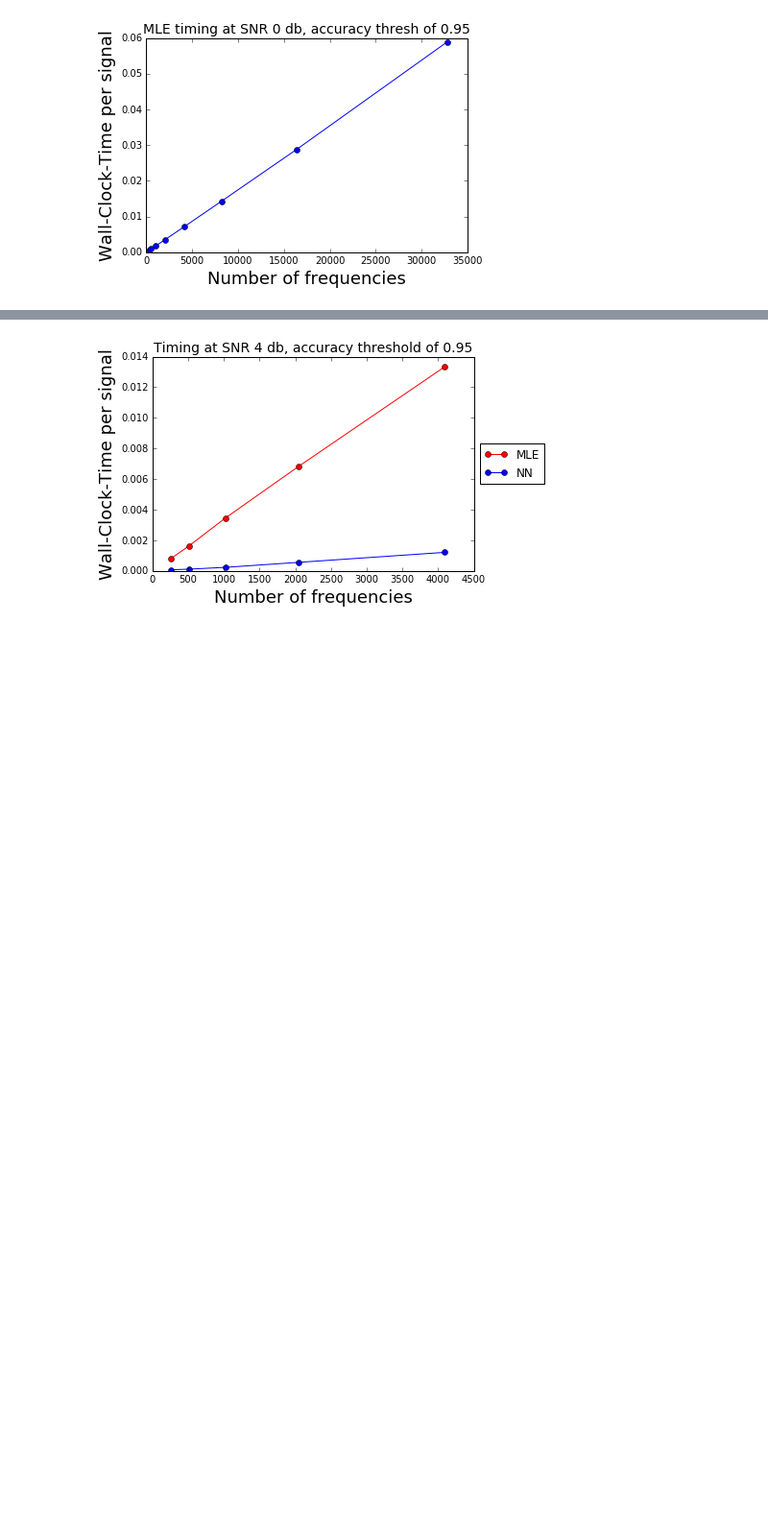
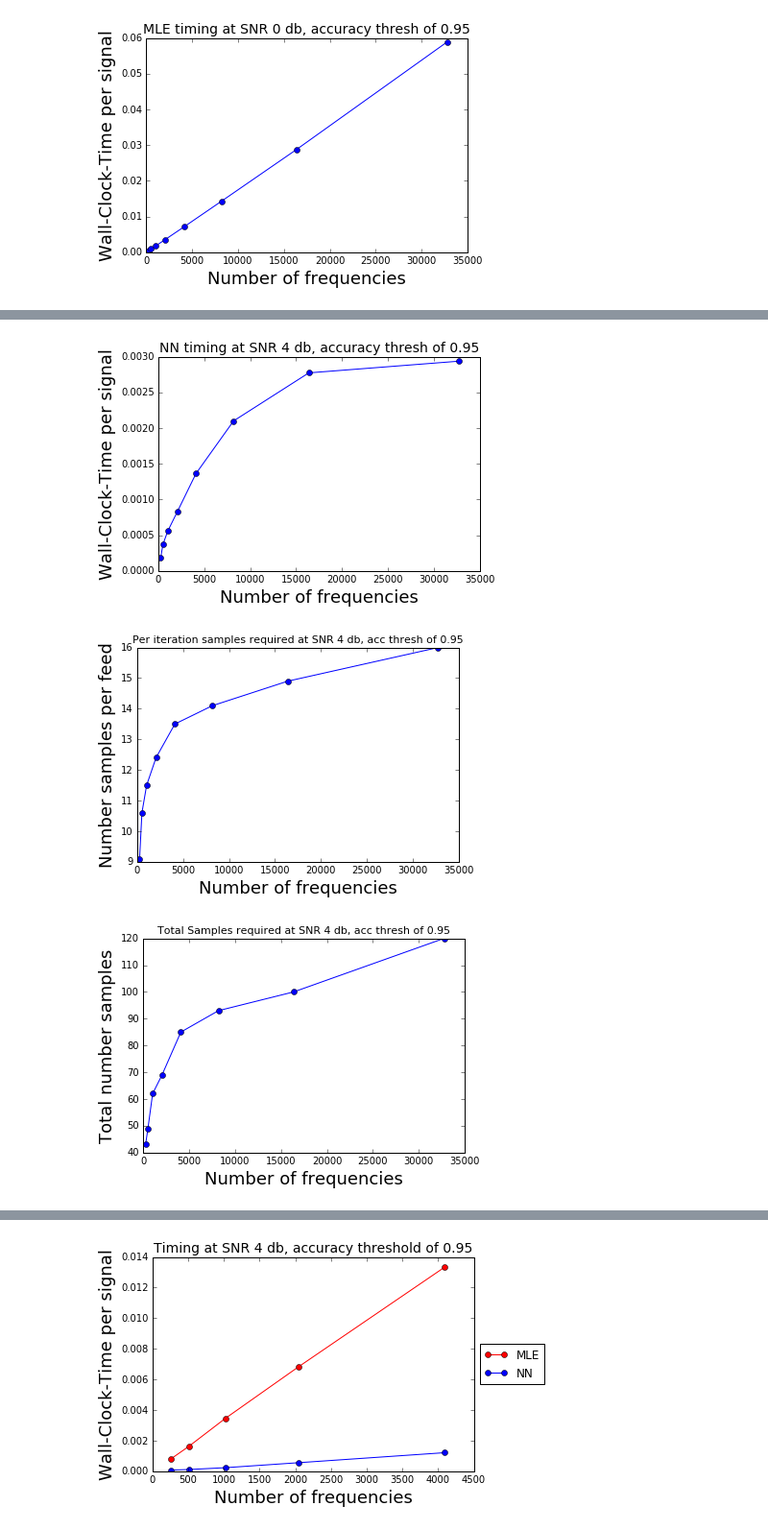
Before and after one commit to shloak/frequency, a Jupyter notebook: Results/11.26.ipynb, the cells around one changed output, grey strips where cells are left out. Shown at 96% size. Saved outputs shown, nothing was run; the diff lists cells and outputs as text; code cells hidden in the pictures; blank space fills up the shorter version.

```diff
--- a/Results/11.26.ipynb
+++ b/Results/11.26.ipynb
@@ -63,0 +64,33 @@ plt.show()
+# %%
+# averaged over 10 trials with 2500 test set per trial foreach N up to 2**15
+
+snr = 4
+accuracy = 0.95
+Ns = [256, 512, 1024, 2048, 4096, 8192, 16384, 32768]
+times_nn = [np.load(('../data/nn_timing/times2_snr{}_accuracy{}_N{}.npy').format(snr, accuracy, i)) for i in Ns]
+ms_nn = [np.load(('../data/nn_timing/ms_snr{}_accuracy{}_N{}.npy').format(snr, accuracy, i)) for i in Ns]
+avgs_nn = [np.median(a) for a in times_nn]
+avgs_nn_ms = [np.mean(a) for a in ms_nn]
+avgs_nn_totalms = [int(np.ceil(a)) + len(set([(j * (2**i) % int(N)) for j in range(int(np.ceil(a))) for i in range(int(np.log2(N)))])) for a, N in zip(avgs_nn_ms, Ns)]
+plt.plot(Ns, avgs_nn, '-bo')
+plt.xlabel('Number of frequencies', fontsize=18)
+plt.ylabel('Wall-Clock-Time per signal', fontsize=18)
+plt.title('NN timing at SNR {} db, accuracy thresh of {}'.format(snr, accuracy), fontsize=14)
+plt.show()
+plt.plot(Ns, avgs_nn_ms, '-bo')
+plt.xlabel('Number of frequencies', fontsize=18)
+plt.ylabel('Number samples per feed', fontsize=18)
+plt.title('Per iteration samples required at SNR {} db, acc thresh of {}'.format(snr, accuracy), fontsize=11)
+plt.show()
+plt.plot(Ns, avgs_nn_totalms, '-bo')
+plt.xlabel('Number of frequencies', fontsize=18)
+plt.ylabel('Total number samples', fontsize=18)
+plt.title('Total Samples required at SNR {} db, acc thresh of {}'.format(snr, accuracy), fontsize=11)
+plt.show()
+#print(avgs_nn_ms)
+#print(avgs_nn_totalms)
+#print(Ns)
+# %% [output]
+[figure, added]
+[figure, added]
+[figure, added]
```
Also changed, not shown: parts of 2 cells of this notebook, 2 other files.
